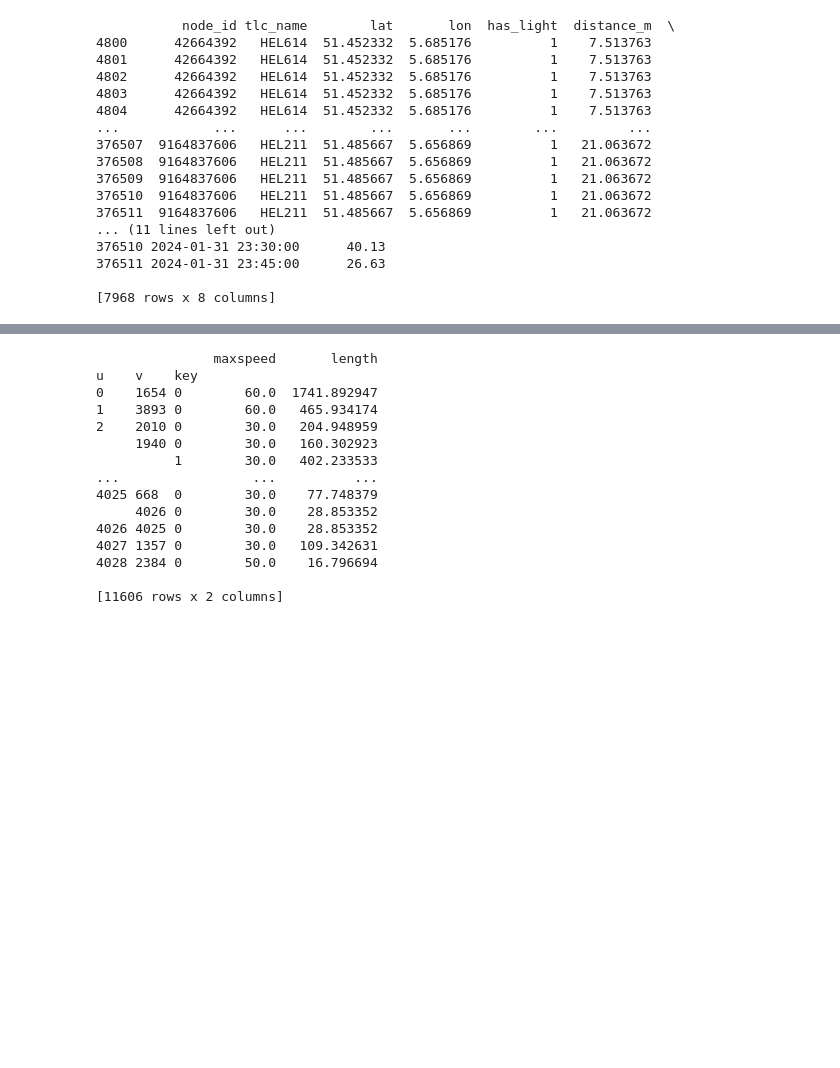
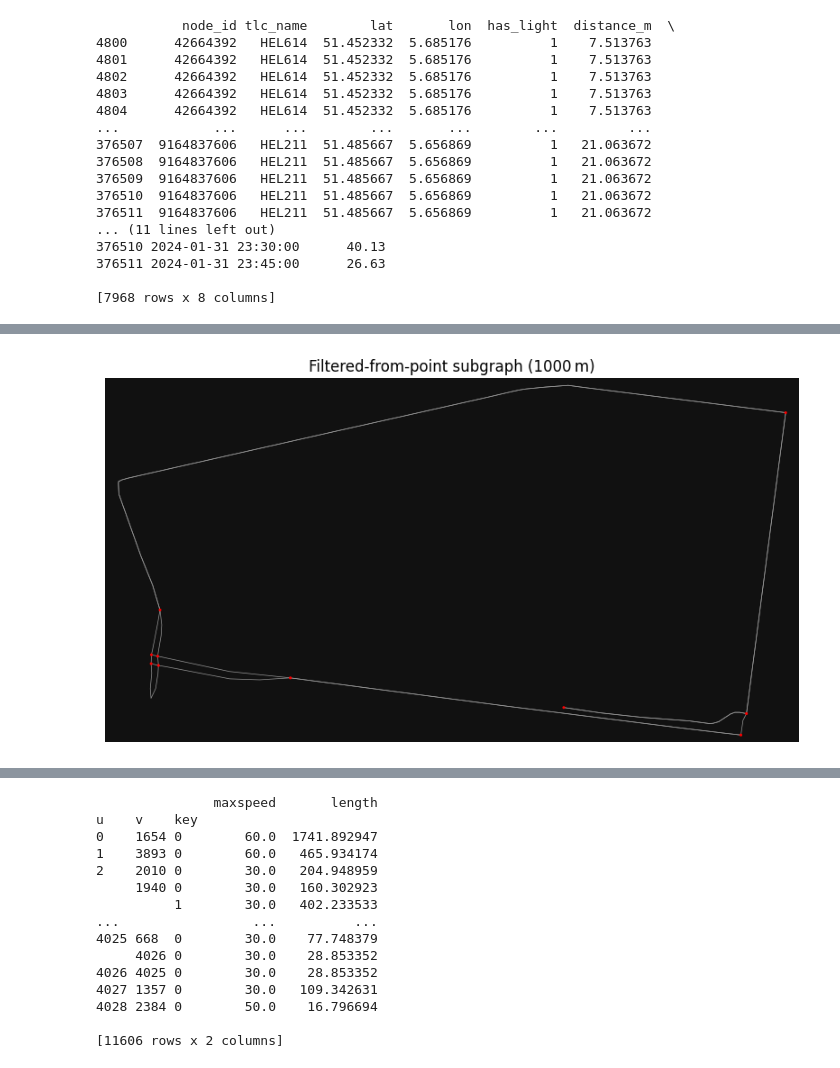
Before and after one commit to Floor99/thesis_ambulance_optimization, a Jupyter notebook: jens_testing.ipynb, the cells around one changed output, grey strips where cells are left out. Cells and saved outputs as stored; diff of their text form; code cells hidden in the pictures; blank space fills up the shorter version.

```diff
--- a/jens_testing.ipynb
+++ b/jens_testing.ipynb
@@ -166,3 +166,6 @@ print(final_node_df.loc[final_node_df['has_light']==1])
 376511 2024-01-31 23:45:00      26.63
 
 [7968 rows x 8 columns]
+# %%
+time_series = pd.read_parquet("data/processed/node_features.parquet")
+time_series.head()
@@ -168,0 +314,67 @@ print(final_node_df.loc[final_node_df['has_light']==1])
+# %%
+import osmnx as ox
+import networkx as nx
+import pandas as pd
+
+# —– PARAMETERS —–
+# center_lat, center_lon = 51.4657, 5.661920
+# center_lat, center_lon = 51.466157, 5.709645
+# center_lat, center_lon = 51.470731, 5.719056
+center_lat, center_lon = 51.473609, 5.738671
+
+
+
+radius_m = 1000
+network_type = 'drive'
+
+# —– INPUTS —–
+# time_series: your DataFrame with columns ['node_id','lat','lon',…]
+# (multiple rows per node due to timestamps)
+
+# 1. Deduplicate DF1 to get one row per node
+df1 = (
+    time_series
+    .loc[:, ['node_id','lat','lon']]
+    .drop_duplicates(subset='node_id')
+    .set_index('node_id')
+)
+
+# 2. Download the OSM subgraph around your point
+G_pt = ox.graph_from_point(
+    (center_lat, center_lon),
+    dist=radius_m,
+    network_type=network_type,
+    # simplify = True,
+    # retain_all=False,
+    # truncate_by_edge=True
+)
+
+# 3. Find which nodes in G_pt also live in your DF1
+common_nodes = set(G_pt.nodes()).intersection(df1.index)
+
+# 4. Induce the subgraph on just those common nodes
+G_sub = G_pt.subgraph(common_nodes).copy()
+
+# 5. (Optional) keep only the single largest weakly‐connected component
+largest_cc = max(nx.weakly_connected_components(G_sub), key=len)
+G_sub = G_sub.subgraph(largest_cc).copy()
+
+# —– RESULT: G_sub —–
+# • contains only nodes that were in your DF1
+# • is centered on your point, within radius_m
+# • retains all edge attributes from the OSM pull
+
+import matplotlib.pyplot as plt
+
+fig, ax = ox.plot_graph(
+    G_sub,
+    node_size=5,
+    node_color='red',
+    edge_linewidth=0.5,
+    show=False
+)
+ax.set_title("Filtered-from-point subgraph ({} m)".format(radius_m))
+plt.tight_layout()
+plt.show()
+# %% [output]
+[figure, added]
```
Also changed, not shown: parts of 12 cells of this notebook, 2 other files.
